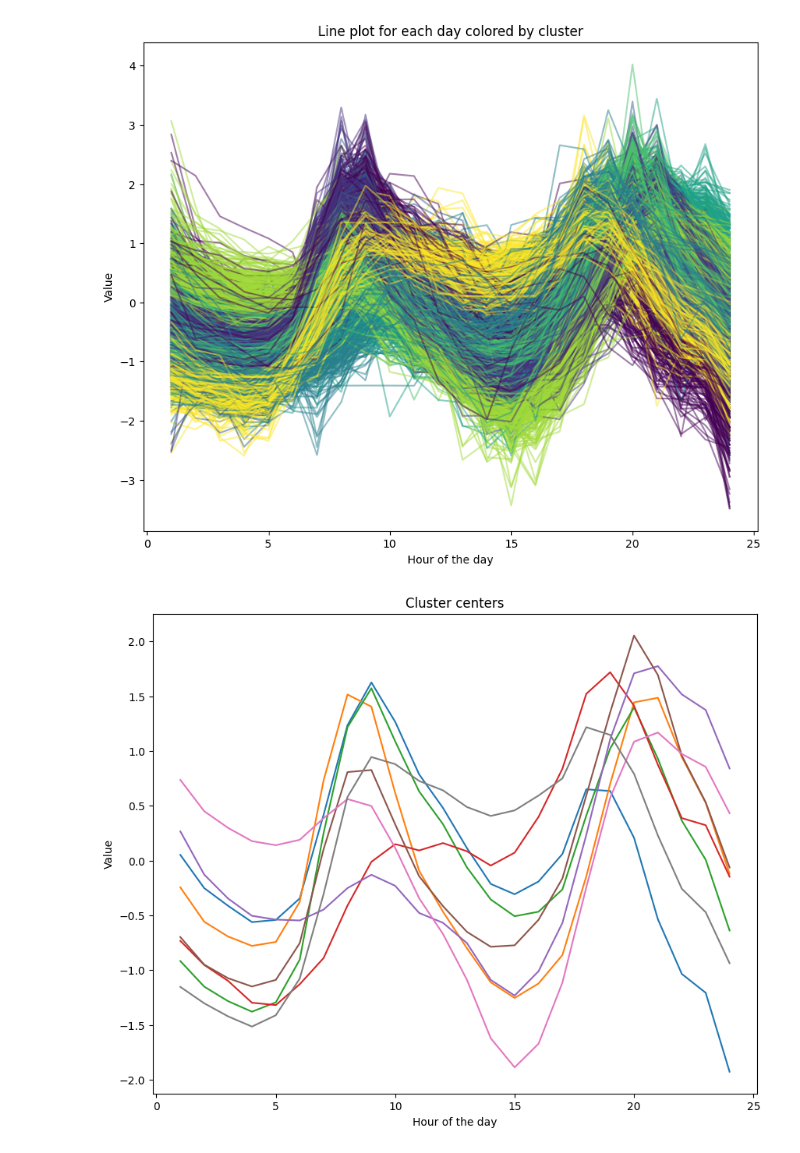
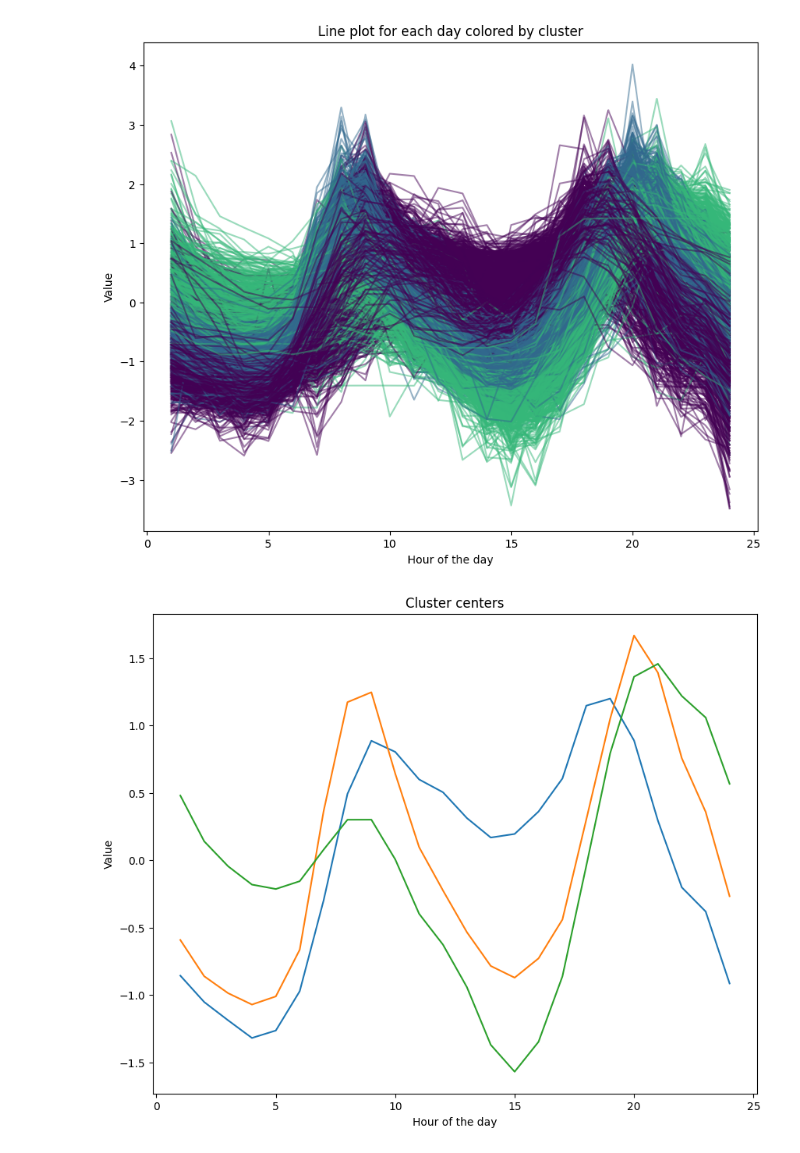
Before and after one commit to Linkschris/AdvancedBA, a Jupyter notebook: Data/plan_generation_Jan.ipynb, the cells around one changed output. Drawn from its saved outputs; the diff is of its cells as text; code cells hidden in the pictures.

```diff
--- a/Data/plan_generation_Jan.ipynb
+++ b/Data/plan_generation_Jan.ipynb
@@ -47,29 +48,30 @@ plt.show()
 # %%
 # Most of the explained variance is in the first and second component, so we can do a clustering only using PC1 and PC2
 # Let's do a k-means clustering with a given number of cluster
 from sklearn.cluster import KMeans
+n_clusters=3
 
-kmeans = KMeans(n_clusters=8)
+kmeans = KMeans(n_clusters=n_clusters, random_state=0, n_init=100, max_iter=100000)
 kmeans.fit(prices_df)
 prices_df['cluster'] = kmeans.labels_
 
 import matplotlib.pyplot as plt
 
 # Assuming the columns representing hours are named as 'H1', 'H2', ..., 'H24'
 hours = range(1, 25)
 
 plt.figure(figsize=(10, 8))
 
 # Plot a line for each day
 for i in range(prices_df.shape[0]):
-    plt.plot(hours, prices_df.iloc[i, :24], color=plt.cm.viridis(prices_df.iloc[i, -1]/7), alpha=0.5)
+    plt.plot(hours, prices_df.iloc[i, :24], color=plt.cm.viridis(prices_df.iloc[i, -1]/3), alpha=0.5)
 
 plt.xlabel('Hour of the day')
 plt.ylabel('Value')
 plt.title('Line plot for each day colored by cluster')
 plt.show()
 # %% [output]
-[figure, old version]
+[figure, new version]
 # %%
 #plot kmeans.cluster_centers_
 plt.figure(figsize=(10, 8))
@@ -79,4 +81,4 @@ plt.ylabel('Value')
 plt.title('Cluster centers')
 plt.show()
 # %% [output]
-[figure, old version]
+[figure, new version]
```
Also changed, not shown: parts of 8 cells of this notebook, 2 other files.
